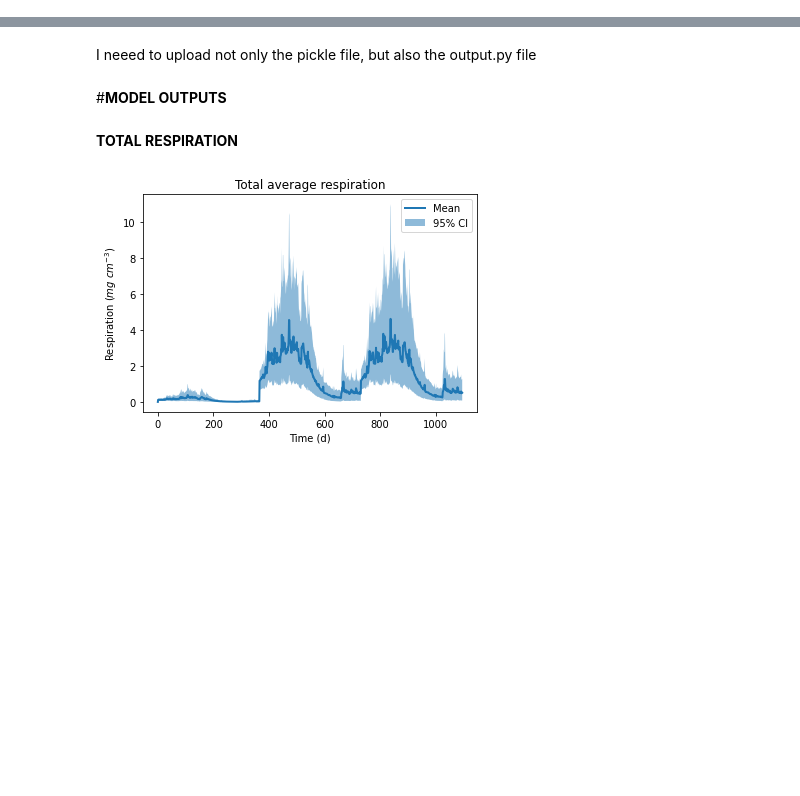
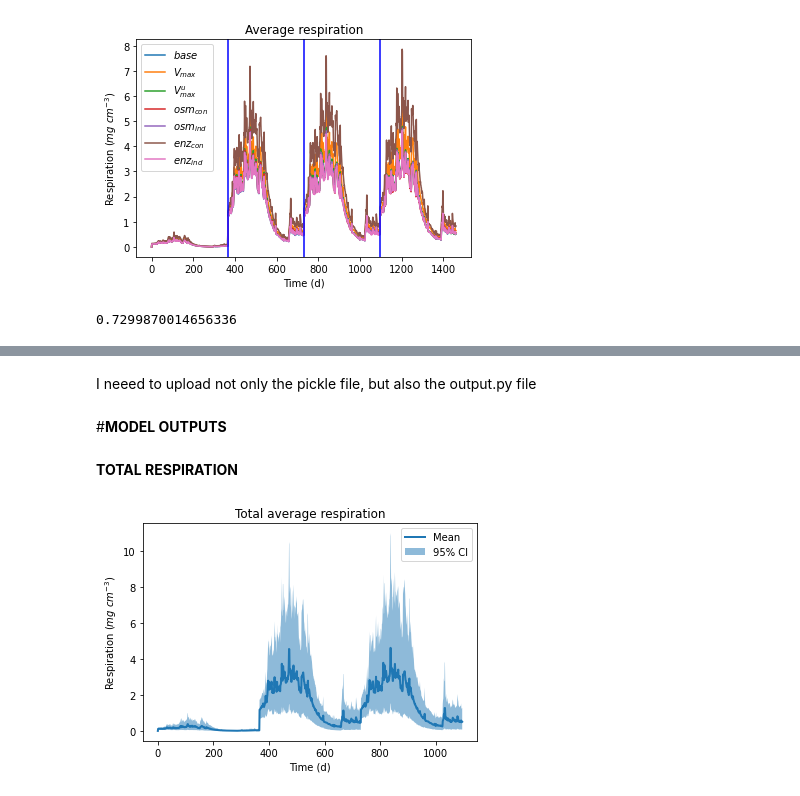
Before and after one commit to DEMENT-Model/DEMENT_toy, a Jupyter notebook: plotting.ipynb, the cells around one changed output, grey strips where cells are left out. Cells and saved outputs as stored; diff of their text form; code cells hidden in the pictures; blank space fills up the shorter version.

```diff
--- a/plotting.ipynb
+++ b/plotting.ipynb
@@ -10,0 +50,17 @@ from plotnine import *
+# %%
+respi_base     = []
+respi_vmax     = []
+respi_Uvmax    = []
+respi_o_con    = []
+respi_o_ind    = []
+respi_e_con    = []
+respi_e_ind    = []
+
+for i in tt:
+        respi_base.append(baseline[int(i)].RespSeries)
+        respi_vmax.append(vmax_cha[int(i)].RespSeries)
+        respi_Uvmax.append(upt_vamx[int(i)].RespSeries)
+        respi_o_con.append(osmocost[int(i)].RespSeries)
+        respi_o_ind.append(osmoindu[int(i)].RespSeries)
+        respi_e_con.append(enzy_con[int(i)].RespSeries)
+        respi_e_ind.append(enzy_ind[int(i)].RespSeries)
@@ -10,0 +238,8 @@ from plotnine import *
+# %%
+Respi_mean_base  = (np.array(respi_base).mean(axis=0))
+Respi_mean_vmax  = (np.array(respi_vmax).mean(axis=0))
+Respi_mean_Uvmax = (np.array(respi_Uvmax).mean(axis=0))
+Respi_mean_o_con = (np.array(respi_o_con).mean(axis=0))
+Respi_mean_o_ind = (np.array(respi_o_ind).mean(axis=0))
+Respi_mean_e_con = (np.array(respi_e_con).mean(axis=0))
+Respi_mean_e_ind = (np.array(respi_e_ind).mean(axis=0))
@@ -10,0 +248,21 @@ from plotnine import *
+# %%
+fig, ax = plt.subplots()
+plt.plot(time,Respi_mean_base,label="$base$")
+plt.plot(time,Respi_mean_vmax,label="$V_{max}$")
+plt.plot(time,Respi_mean_Uvmax,label="$V^{u}_{max}$")
+plt.plot(time,Respi_mean_o_con,label="$osm_{con}$")
+plt.plot(time,Respi_mean_o_ind,label="$osm_{ind}$")
+plt.plot(time,Respi_mean_e_con,label="$enz_{con}$")
+plt.plot(time,Respi_mean_e_ind,label="$enz_{ind}$")
+plt.axvline(x = 365, color = 'b')
+plt.axvline(x = 365*2, color = 'b')
+plt.axvline(x = 365*3, color = 'b')
+plt.xlabel('Time (d)')
+plt.ylabel('Respiration ($mg$ $cm^{-3}$)')
+plt.title('Average respiration')
+ax.legend()
+fig.show()
+plt.savefig('/content/drive/MyDrive/DEMENT_test/output/filename.png', dpi=300)
+#files.download('filename.png')
+# %% [output]
+[figure, added]
@@ -10,0 +310,4 @@ from plotnine import *
+# %%
+mean6
+# %% [output]
+0.7299870014656336
```
Also changed, not shown: parts of 31 cells of this notebook.
